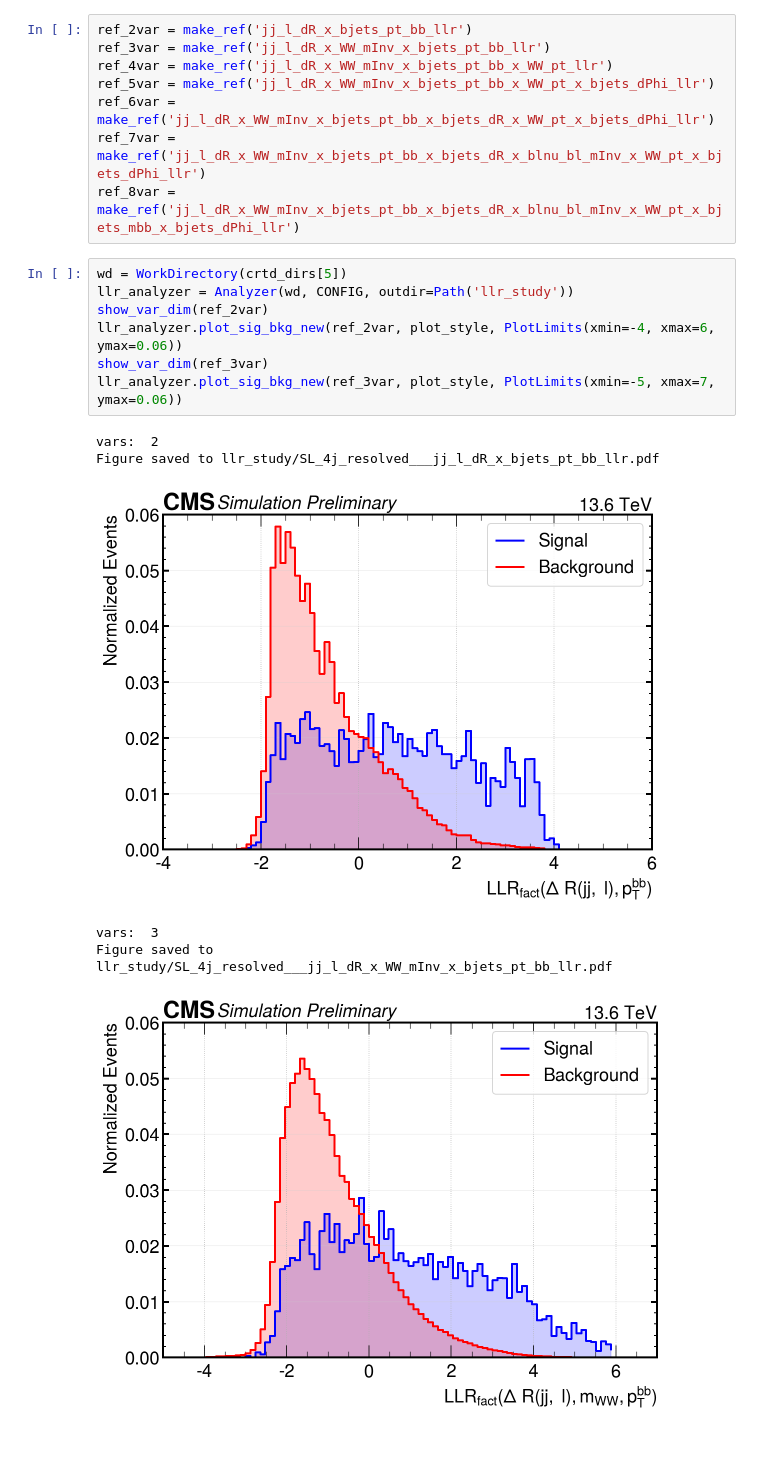
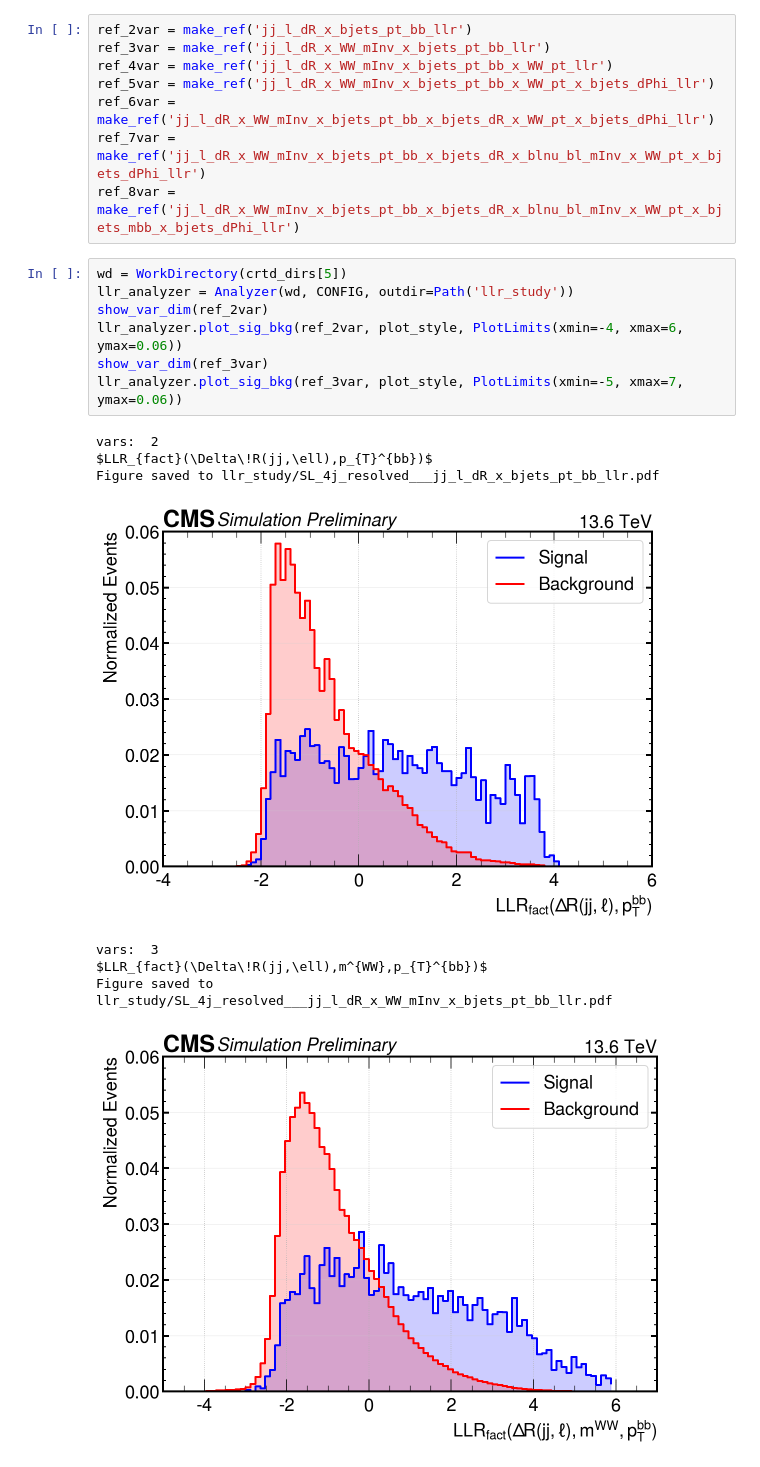
Before and after one commit to antonettprado/hh, a Jupyter notebook: llr_study/plot_llrs_distributions.ipynb, the cells around one changed output. Drawn from its saved outputs; the diff is of its cells as text.

```diff
--- a/llr_study/plot_llrs_distributions.ipynb
+++ b/llr_study/plot_llrs_distributions.ipynb
@@ -48,17 +48,19 @@ ref_8var = make_ref('jj_l_dR_x_WW_mInv_x_bjets_pt_bb_x_bjets_dR_x_blnu_bl_mInv_x
 # %%
 wd = WorkDirectory(crtd_dirs[5])
 llr_analyzer = Analyzer(wd, CONFIG, outdir=Path('llr_study'))
 show_var_dim(ref_2var)
-llr_analyzer.plot_sig_bkg_new(ref_2var, plot_style, PlotLimits(xmin=-4, xmax=6, ymax=0.06))
+llr_analyzer.plot_sig_bkg(ref_2var, plot_style, PlotLimits(xmin=-4, xmax=6, ymax=0.06))
 show_var_dim(ref_3var)
-llr_analyzer.plot_sig_bkg_new(ref_3var, plot_style, PlotLimits(xmin=-5, xmax=7, ymax=0.06))
+llr_analyzer.plot_sig_bkg(ref_3var, plot_style, PlotLimits(xmin=-5, xmax=7, ymax=0.06))
 # %% [output]
 vars:  2
+$LLR_{fact}(\Delta\!R(jj,\ell),p_{T}^{bb})$
 Figure saved to llr_study/SL_4j_resolved___jj_l_dR_x_bjets_pt_bb_llr.pdf
-[figure, old version]
+[figure, new version]
 vars:  3
+$LLR_{fact}(\Delta\!R(jj,\ell),m^{WW},p_{T}^{bb})$
 Figure saved to llr_study/SL_4j_resolved___jj_l_dR_x_WW_mInv_x_bjets_pt_bb_llr.pdf
-[figure, old version]
+[figure, new version]
 # %%
 wd = WorkDirectory(crtd_dirs[6])
 llr_analyzer = Analyzer(wd, CONFIG, outdir=Path('llr_study'))
```
Also changed, not shown: parts of 6 cells of this notebook, 5 other files.
